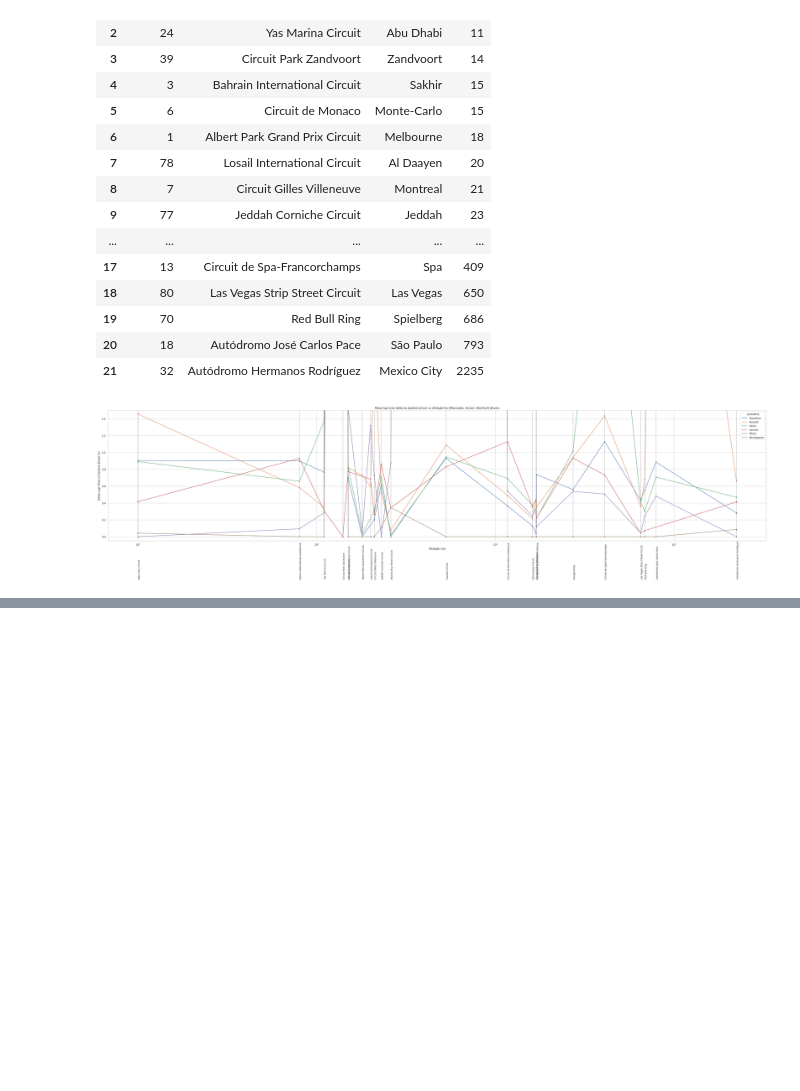
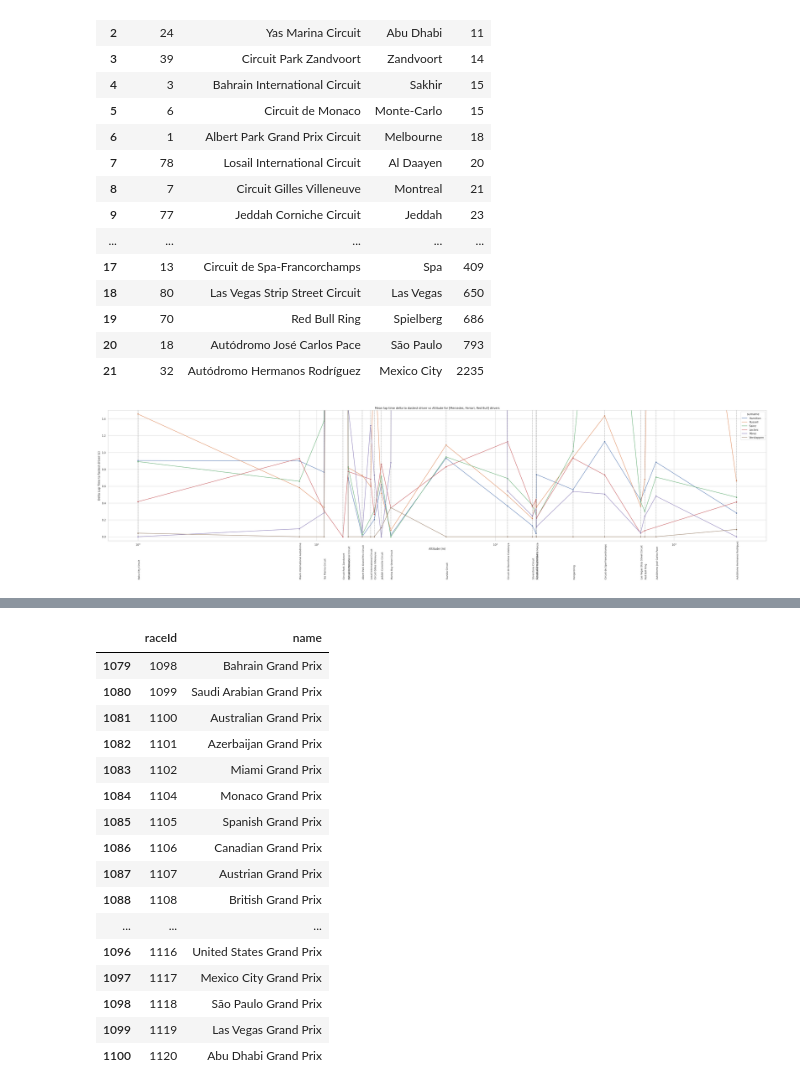
Before and after one commit to MichaelAngeloTheFirst/Formula1-Dataset-Exploration, a Jupyter notebook: f1_exploration.ipynb, the cells around one changed output, grey strips where cells are left out. Drawn from its saved outputs; the diff is of its cells as text; code cells hidden in the pictures; blank space fills up the shorter version.

```diff
--- a/f1_exploration.ipynb
+++ b/f1_exploration.ipynb
@@ -862,0 +939,20 @@ plt.show()
+# %%
+display(races_2023[['raceId', 'name']])
+# %% [output]
+|  | raceId | name |
+| 1079 | 1098 | Bahrain Grand Prix |
+| 1080 | 1099 | Saudi Arabian Grand Prix |
+| 1081 | 1100 | Australian Grand Prix |
+| 1082 | 1101 | Azerbaijan Grand Prix |
+| 1083 | 1102 | Miami Grand Prix |
+| 1084 | 1104 | Monaco Grand Prix |
+| 1085 | 1105 | Spanish Grand Prix |
+| 1086 | 1106 | Canadian Grand Prix |
+| 1087 | 1107 | Austrian Grand Prix |
+| 1088 | 1108 | British Grand Prix |
+| ... | ... | ... |
+| 1096 | 1116 | United States Grand Prix |
+| 1097 | 1117 | Mexico City Grand Prix |
+| 1098 | 1118 | São Paulo Grand Prix |
+| 1099 | 1119 | Las Vegas Grand Prix |
+| 1100 | 1120 | Abu Dhabi Grand Prix |
```
Also changed, not shown: parts of 5 cells of this notebook.
